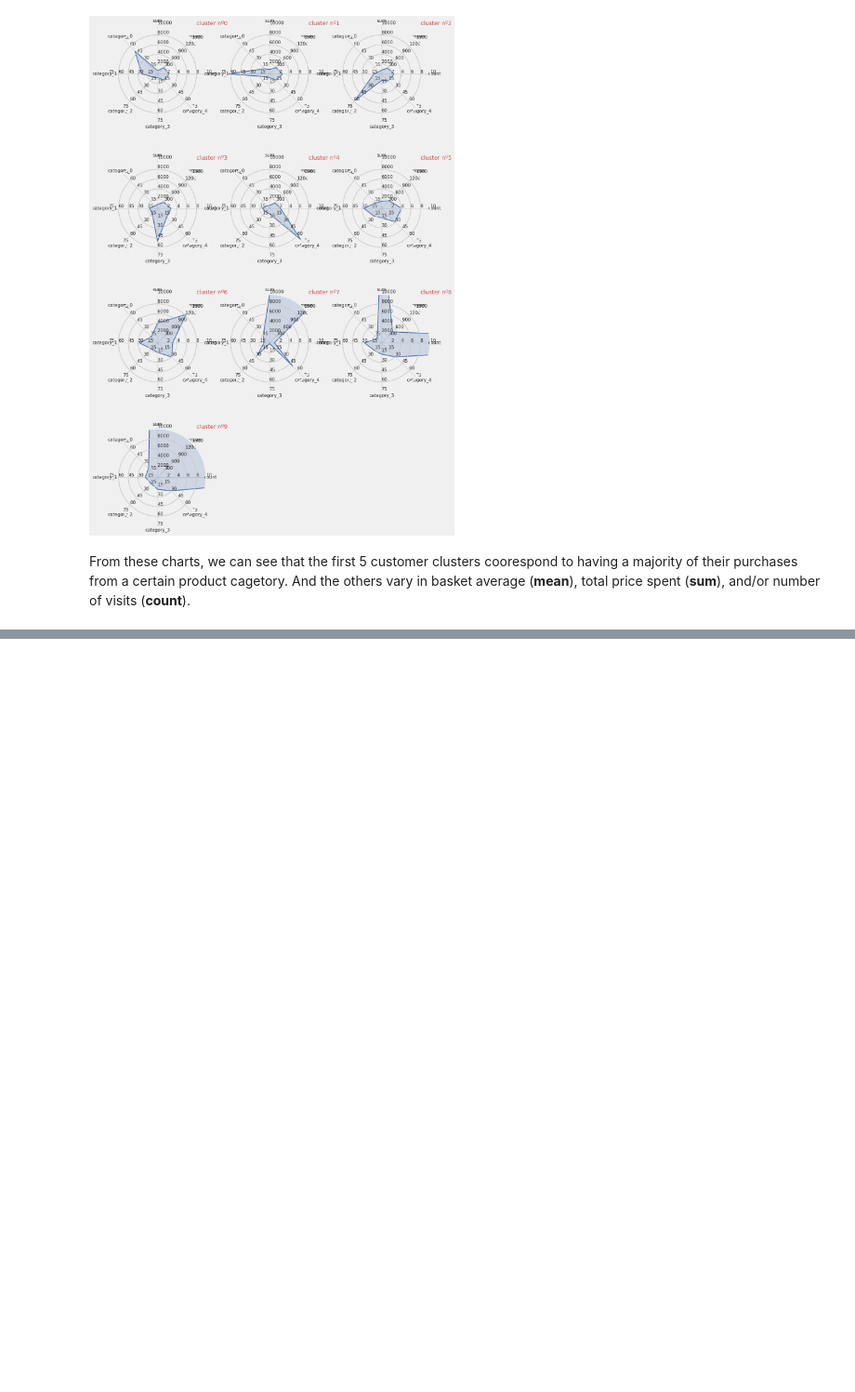
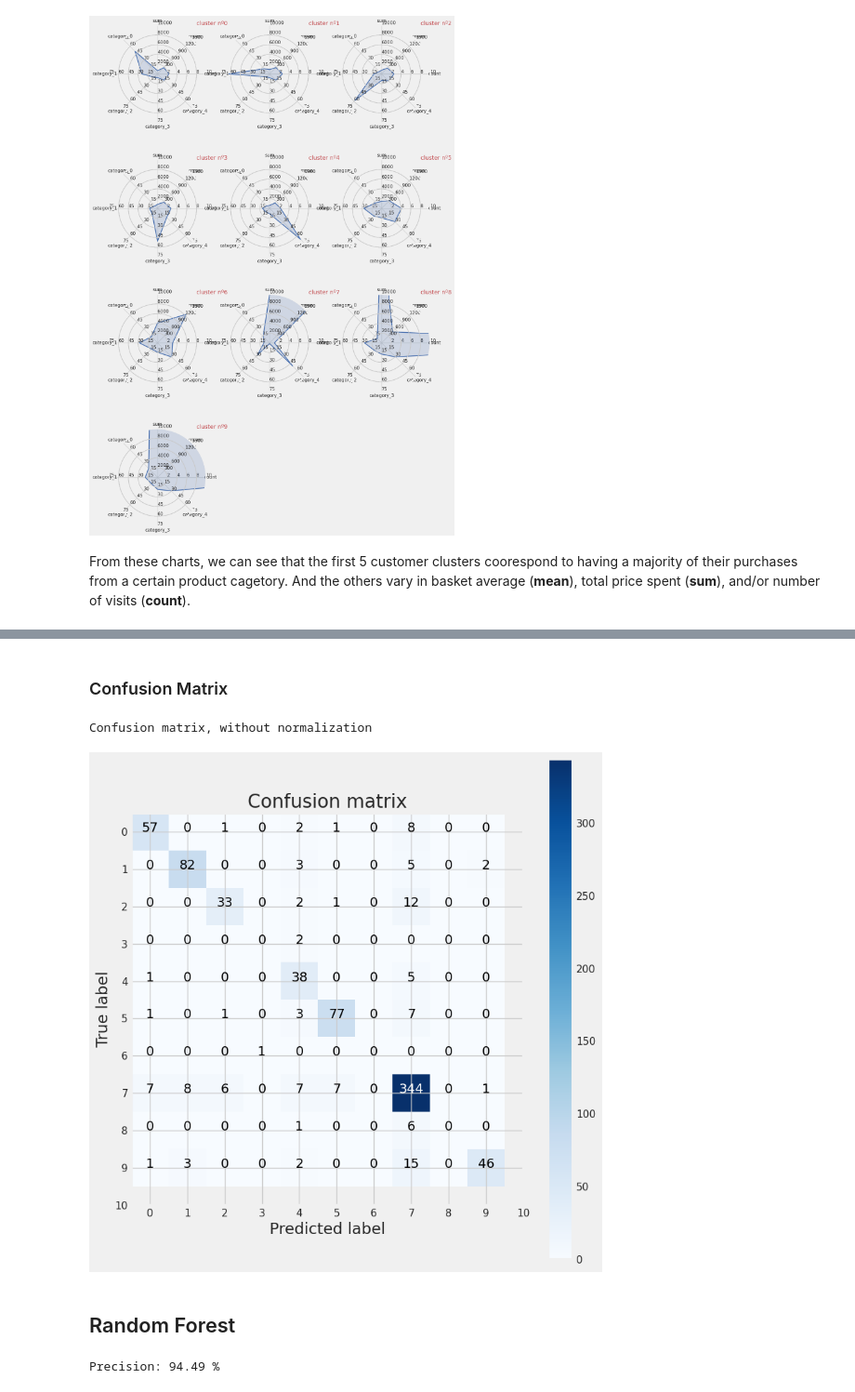
Before and after one commit to SyncingRhythms/predictive-segmentation, a Jupyter notebook: eCommerce_customer_segment_customer_clustering.ipynb, the cells around one changed output, grey strips where cells are left out. Shown at 93% size. Cells and saved outputs as stored; diff of their text form; code cells hidden in the pictures; blank space fills up the shorter version.

```diff
--- a/eCommerce_customer_segment_customer_clustering.ipynb
+++ b/eCommerce_customer_segment_customer_clustering.ipynb
@@ -493,0 +629,22 @@ From these charts, we can see that the first 5 customer clusters coorespond to h
+# %% [markdown]
+### Confusion Matrix
+# %%
+class_names = [i for i in range(11)]
+cnf_matrix = confusion_matrix(Y_test, knn.predictions)
+np.set_printoptions(precision=2)
+plt.figure(figsize = (8,8))
+plot_confusion_matrix(cnf_matrix, classes=class_names, normalize = False, title='Confusion matrix')
+# %% [output]
+Confusion matrix, without normalization
+[figure, added]
+# %% [markdown]
+## Random Forest
+# %%
+rf = Class_Fit(clf = ensemble.RandomForestClassifier)
+param_grid = {'criterion' : ['entropy', 'gini'], 'n_estimators' : [20, 40, 60, 80, 100],
+               'max_features' :['sqrt', 'log2']}
+rf.grid_search(parameters = param_grid, Kfold = 2)
+rf.grid_fit(X = X_train, Y = Y_train)
+rf.grid_predict(X_test, Y_test)
+# %% [output]
+Precision: 94.49 %
```
Also changed, not shown: parts of 35 cells of this notebook.
